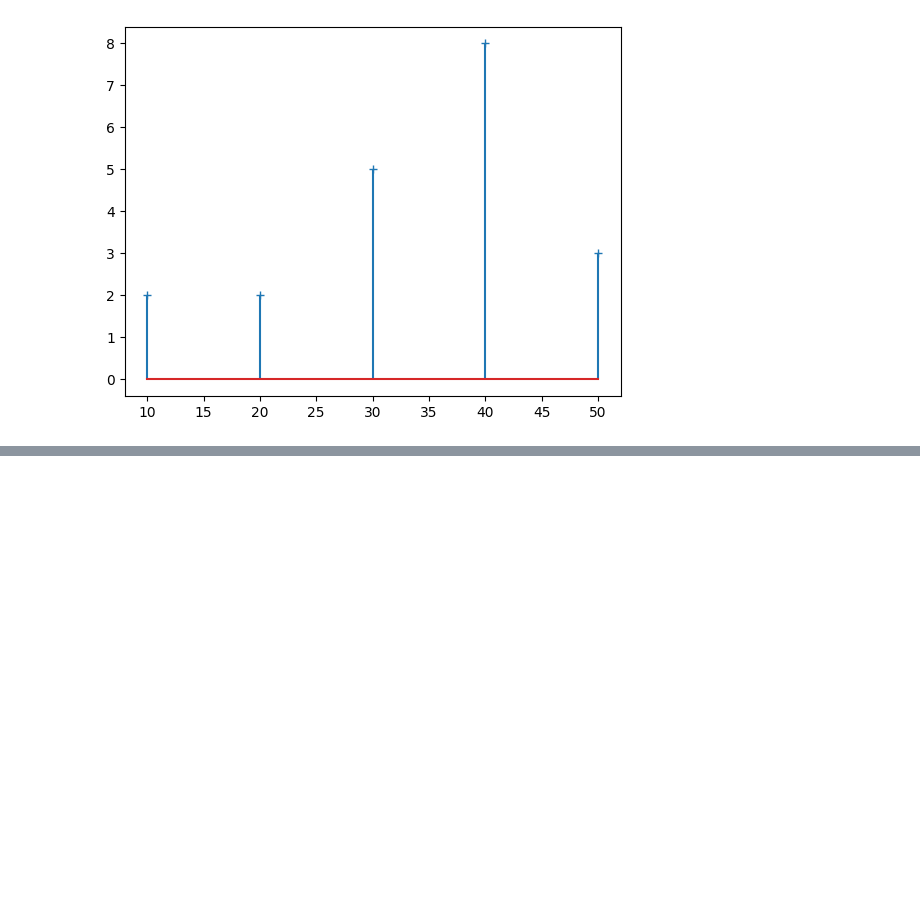
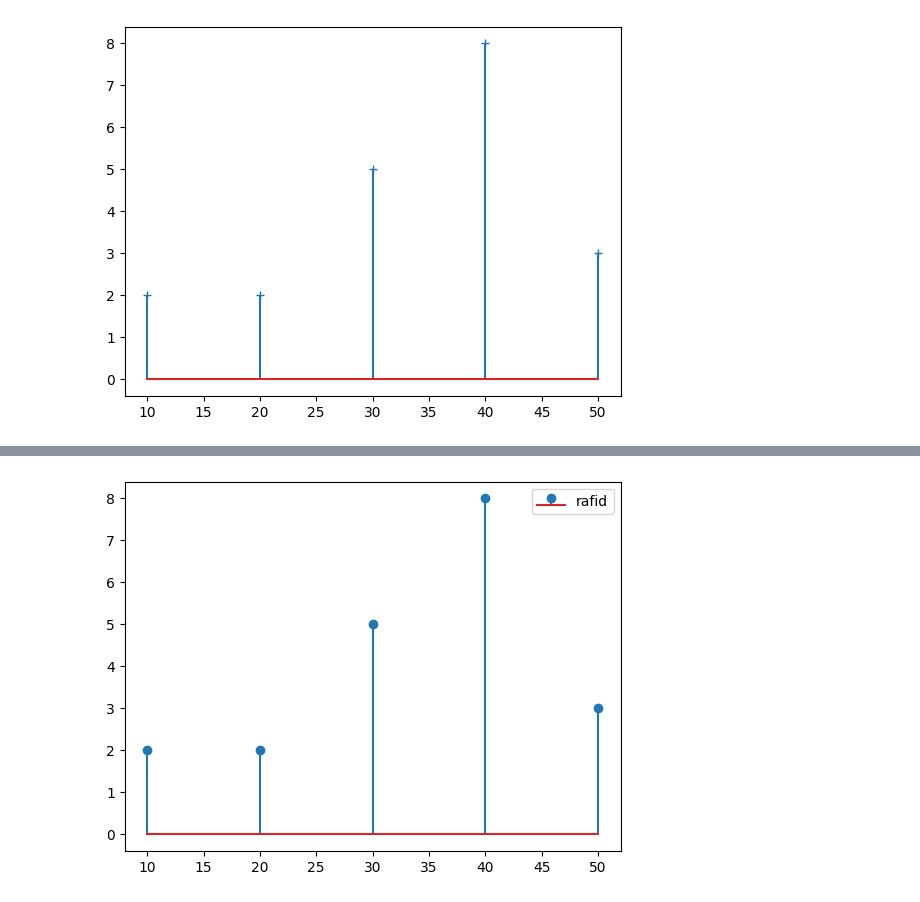
Before and after one commit to RBH2004/matplotlib, a Jupyter notebook: sixth.ipynb, the cells around one changed output, grey strips where cells are left out. Saved outputs shown, nothing was run; the diff lists cells and outputs as text; code cells hidden in the pictures; blank space fills up the shorter version.

```diff
--- a/sixth.ipynb
+++ b/sixth.ipynb
@@ -38,0 +57,11 @@ plt.show()
+# %%
+import matplotlib.pyplot as plt
+
+x=[10,20,30,40,50]
+y=[2,2,5,8,3]
+plt.stem(x,y,label='rafid')
+plt.legend()
+
+plt.show()
+# %% [output]
+[figure, added]
```
Also changed, not shown: parts of 3 cells of this notebook.
